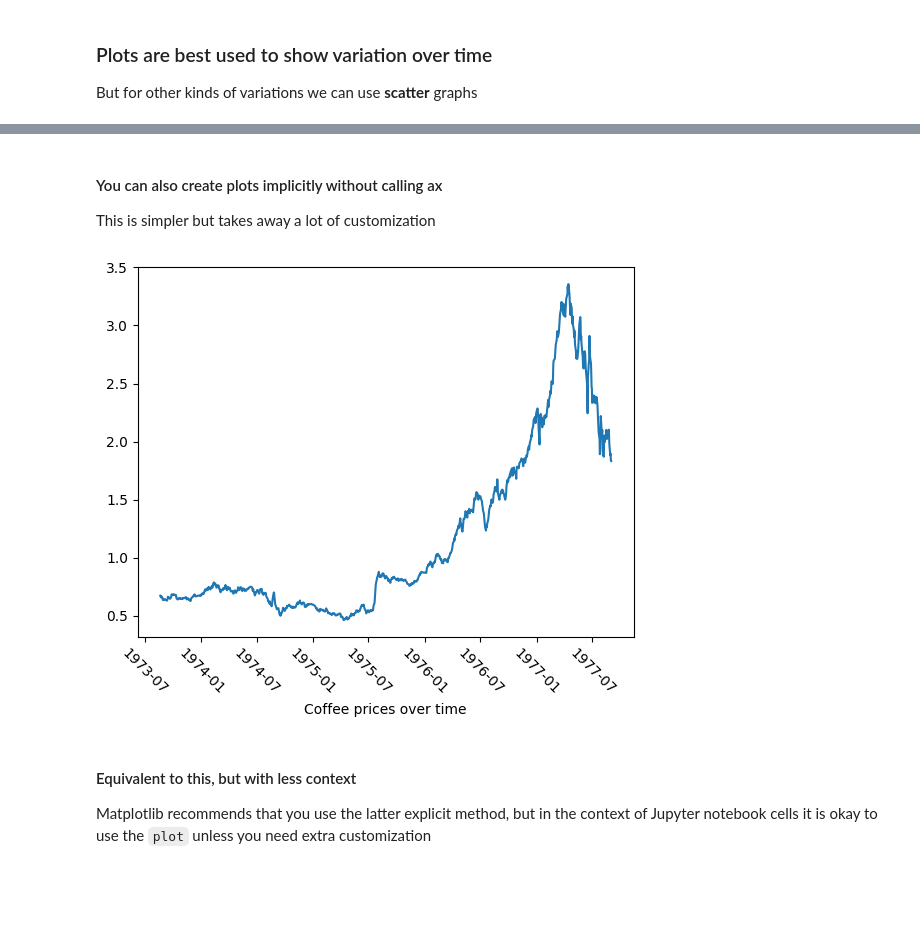
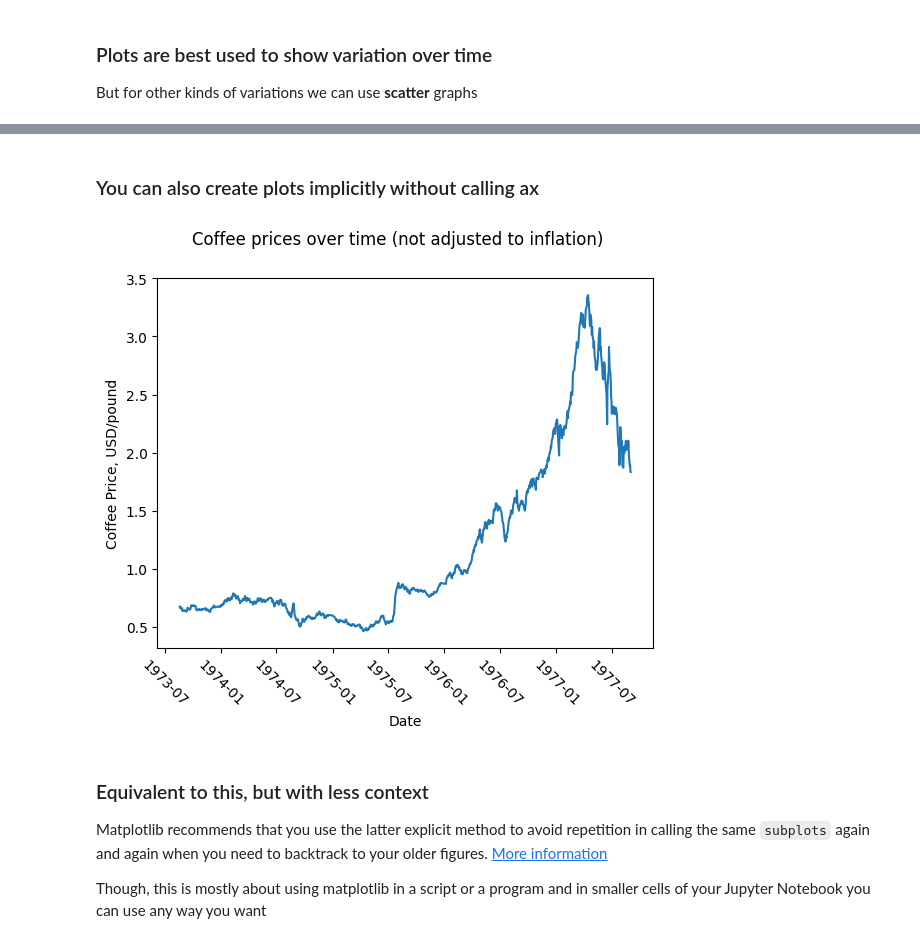
Before and after one commit to danila-zol/Introduction_to_Python_SAS, a Jupyter notebook: Code_Examples/Lecture6/matplotlib_basics.ipynb, the cells around one changed output, grey strips where cells are left out. Drawn from its saved outputs; the diff is of its cells as text; code cells hidden in the pictures; blank space fills up the shorter version.

Commit message:
Completed matplotlib basics. We're done!

```diff
--- a/Code_Examples/Lecture6/matplotlib_basics.ipynb
+++ b/Code_Examples/Lecture6/matplotlib_basics.ipynb
@@ -77,7 +51,5 @@ ax.legend()
 # %% [markdown]
-#### You can also create plots implicitly without calling ax
-
-This is simpler but takes away a lot of customization
+### You can also create plots implicitly without calling ax
 # %%
 data_sales = pd.read_csv("./data/coffee_prices/coffee-prices-historical-data.csv")
 
@@ -87,13 +59,20 @@ data_sales["date"] = pd.to_datetime(data_sales["date"], format="ISO8601")
 # %%
 plt.plot(data_sales["date"][:1000], data_sales[" value"][:1000])
-plt.xlabel("Coffee prices over time")
+
+plt.xlabel("Date")
+plt.ylabel("Coffee Price, USD/pound")
+
+plt.suptitle("Coffee prices over time (not adjusted to inflation)")
+
 plt.tick_params(axis='x', labelrotation=-45)
 # %% [output]
-[figure, old version]
+[figure, new version]
 # %% [markdown]
-#### Equivalent to this, but with less context
+### Equivalent to this, but with less context
 
-Matplotlib recommends that you use the latter explicit method, but in the context of Jupyter notebook cells it is okay to use the `plot` unless you need extra customization
+Matplotlib recommends that you use the latter explicit method to avoid repetition in calling the same `subplots` again and again when you need to backtrack to your older figures. [More information](https://matplotlib.org/stable/users/explain/figure/api_interfaces.html#why-be-explicit)
+
+Though, this is mostly about using matplotlib in a script or a program and in smaller cells of your Jupyter Notebook you can use any way you want
 # %%
 fig, ax = plt.subplots()
 
```
Also changed, not shown: parts of 18 cells of this notebook.
